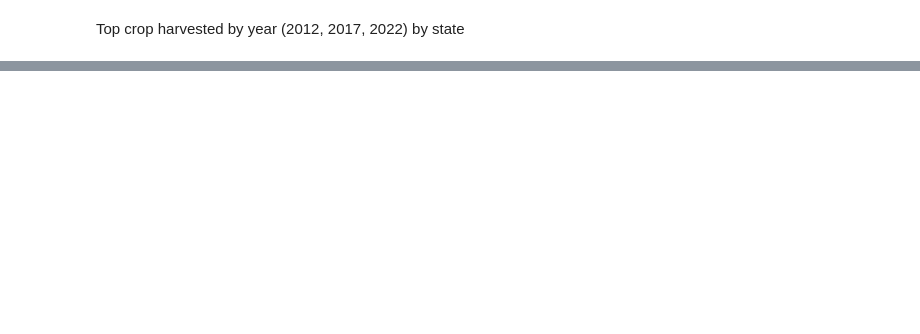
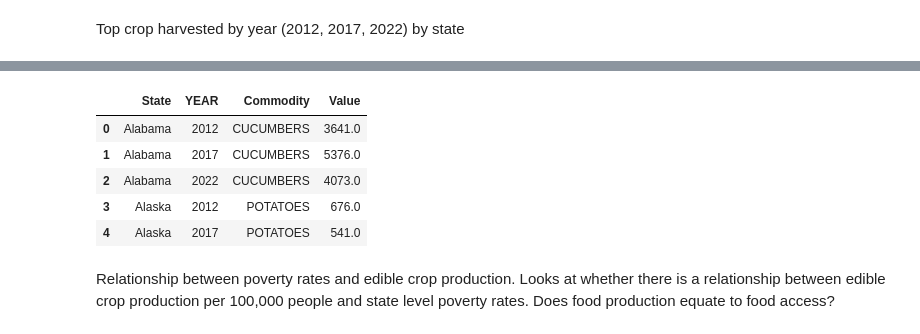
Before and after one commit to KinishaF/edible_vs_ornamental, a Jupyter notebook: Scripts/comparison_edible_ornamental.ipynb, the cells around one changed output, grey strips where cells are left out. Saved outputs shown, nothing was run; the diff lists cells and outputs as text; code cells hidden in the pictures; blank space fills up the shorter version.

Commit message:
edibleandornamental

```diff
--- a/Scripts/comparison_edible_ornamental.ipynb
+++ b/Scripts/comparison_edible_ornamental.ipynb
@@ -927,0 +922,14 @@ top_crop_by_state_per_year.head()
+# %%
+top_crop_by_state_per_year_subset = top_crop_by_state_per_year[['State', 'YEAR', 'Commodity', 'Value']]
+# %%
+top_crop_by_state_per_year_subset.head()
+# %% [output]
+|  | State | YEAR | Commodity | Value |
+| 0 | Alabama | 2012 | CUCUMBERS | 3641.0 |
+| 1 | Alabama | 2017 | CUCUMBERS | 5376.0 |
+| 2 | Alabama | 2022 | CUCUMBERS | 4073.0 |
+| 3 | Alaska | 2012 | POTATOES | 676.0 |
+| 4 | Alaska | 2017 | POTATOES | 541.0 |
+# %% [markdown]
+Relationship between poverty rates and edible crop production. Looks at whether there is a relationship between edible crop
+production per 100,000 people and state level poverty rates. Does food production equate to food access?
```
Also changed, not shown: parts of 15 cells of this notebook.
